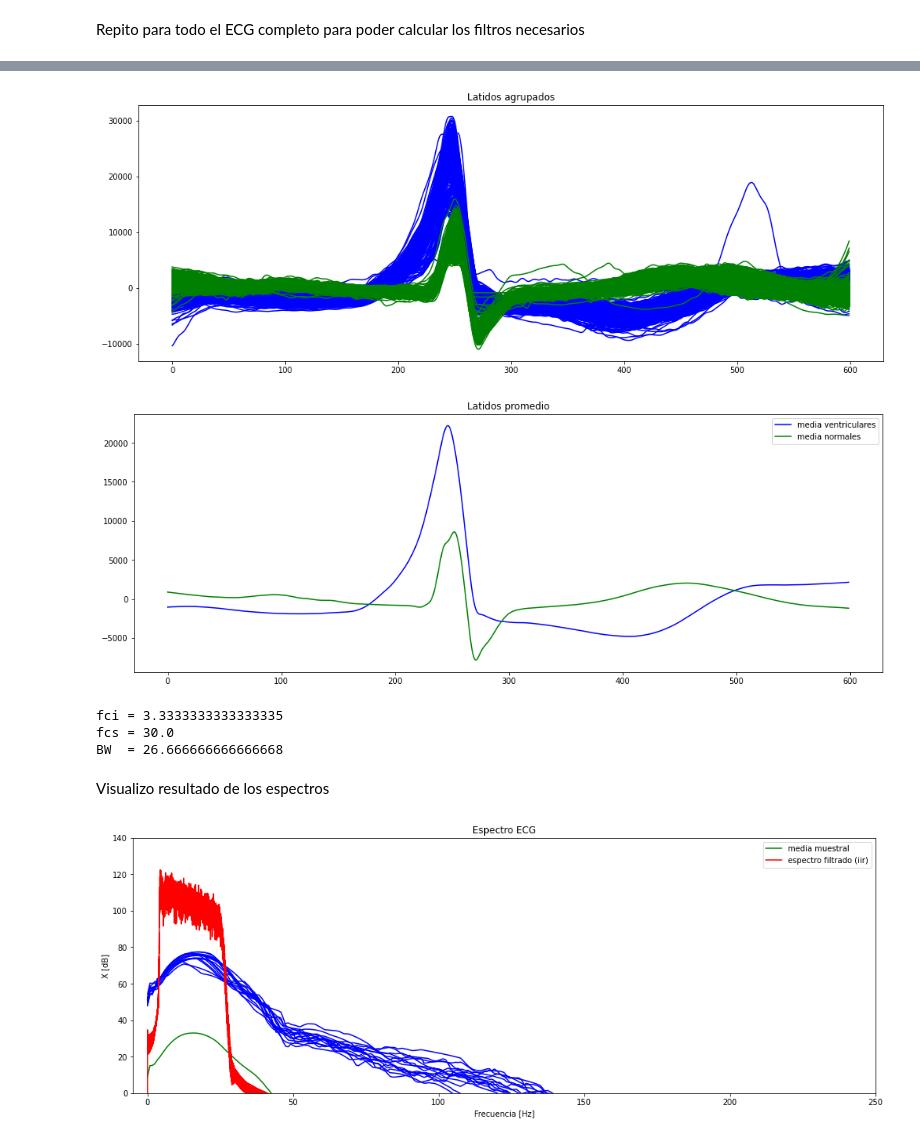
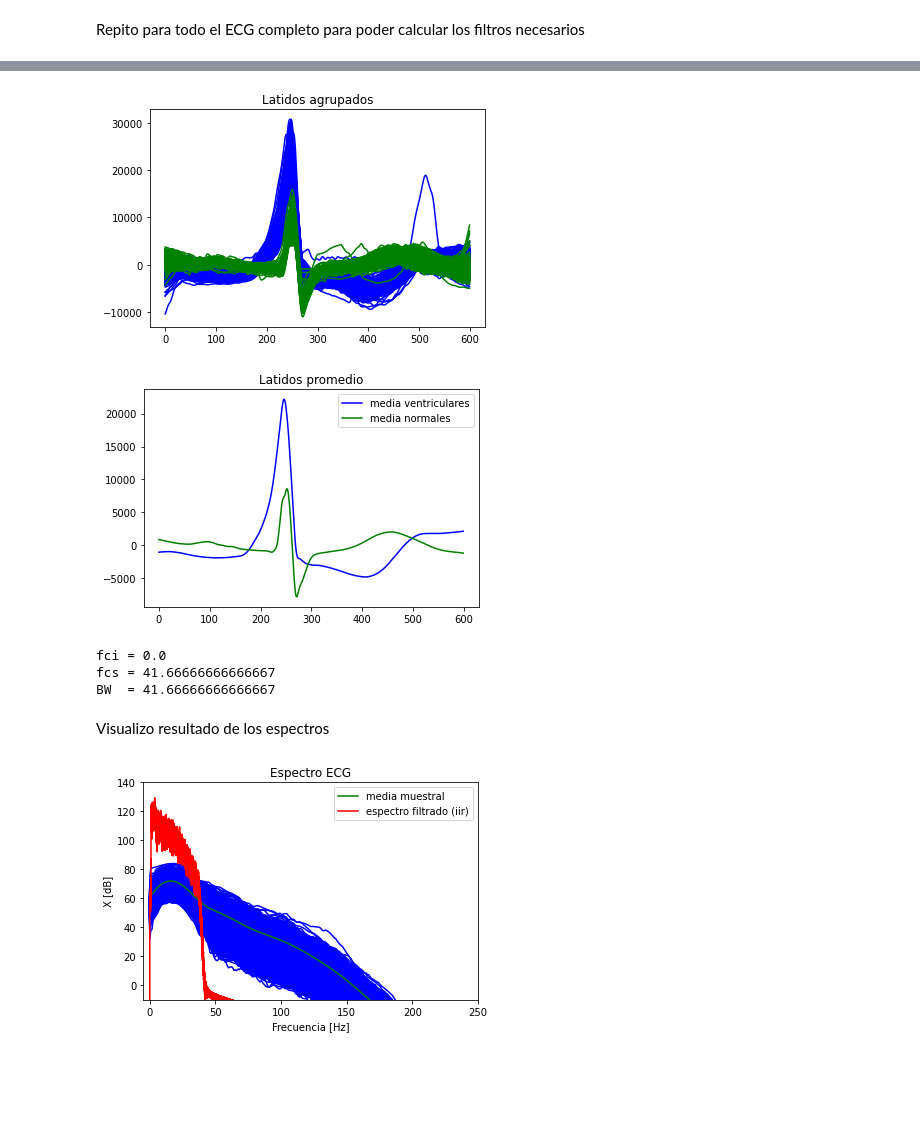
Before and after one commit to pfernandezgit/dsp_UTN, a Jupyter notebook: Tarea_Semanal6.ipynb, the cells around one changed output, grey strips where cells are left out. Cells and saved outputs as stored; diff of their text form; code cells hidden in the pictures; blank space fills up the shorter version.

```diff
--- a/Tarea_Semanal6.ipynb
+++ b/Tarea_Semanal6.ipynb
@@ -22,8 +22,8 @@ nn = fs
 W0 = fs/2
 df = fs/nn
 # %%
-val_in=9837
-val_fin=24015
+val_in=9500
+val_fin=25000
 ecg_reposo = ecg_one_lead[val_in:val_fin]
 
 N_reposo = len(ecg_reposo)
@@ -85,20 +85,20 @@ plt.show()
 Nm = len(muestras_ecg)
 nperseg = Nm//10
 
-welch_ff_ocg, welch_spec_ocg = sig.welch(nmuestras,   fs=fs, window='blackman', nfft=Nm, nperseg=nperseg,
+welch_ff_ocg, welch_spec_ocg = sig.welch(muestras_ecg,   fs=fs, window='blackman', nfft=Nm, nperseg=nperseg,
                                          noverlap=nperseg//2,  average='median',  axis=0 )
-spec_mean = np.mean(spec_ocg, axis=1)
+media_spec = np.mean(welch_spec_ocg, axis=1)
 
-total = np.sum(np.abs(spec_mean))
+total = np.sum(np.abs(media_spec))
 threshold = 0.9 * total
 val = 0
 
-for y in reversed(range(int(np.max(spec_mean)))):
-    if spec_mean[(spec_mean > y)].sum() >= threshold:
+for y in reversed(range(int(np.max(media_spec)))):
+    if media_spec[(media_spec > y)].sum() >= threshold:
         val = y
         break
 
-bw = ff_ocg[(spec_mean>val)]
+bw = welch_ff_ocg[(media_spec>val)]
 fci = bw.min()
 fcs = bw.max()
 
@@ -153,8 +153,8 @@ plt.legend(loc='upper right')
 #plt.legend()
 plt.show()
 # %% [output]
-[figure, old version]
+[figure, new version]
-[figure, old version]
+[figure, new version]
 # %%
 ecg_len =len(ecg_reposo)
 nperseg = ecg_len//10
@@ -162,7 +162,7 @@ welch_f, welch_spec = sig.welch(ecg_one_lead,   fs=fs, window= 'blackman', nfft=
                                 noverlap=nperseg//2, average='median',  axis=0 )
 Nm = len(muestras_ecg)
 nperseg = Nm//10
-welch_f_m, welch_spec_ecg = sig.welch(nmuestras,   fs=fs, window='blackman', nfft=2*w, nperseg = nperseg,
+welch_f_m, welch_spec_ecg = sig.welch(muestras_ecg,   fs=fs, window='blackman', nfft=2*w, nperseg = nperseg,
                                       noverlap=nperseg//2, average='median',  axis=0 )
 media_spec = np.mean(welch_spec_ecg, axis=1)
 
@@ -182,9 +182,9 @@ print("fci = " + str(fci))
 print("fcs = " + str(fcs))
 print("BW  = " + str(fcs-fci))
 # %% [output]
-fci = 3.3333333333333335
-fcs = 30.0
-BW  = 26.666666666666668
+fci = 0.0
+fcs = 41.66666666666667
+BW  = 41.66666666666667
 # %%
 # filter design
 ripple = 0 / 2 # dB
@@ -216,24 +216,24 @@ Visualizo resultado de los espectros
 # %%
 
 plt.figure(11)
 bfrec = (welch_f_m <= fs/2)
 specdB = 20* np.log10( np.abs(welch_spec_ecg))
 plt.plot(welch_f_m[bfrec],specdB[bfrec], 'b')
 
 bfrec = (welch_f_m <= fs/2)
 media_specdB = 20* np.log10( np.abs(media_spec))
 plt.plot(welch_f_m[bfrec],media_specdB[bfrec], 'g', label='media muestral')
 
 bfrec = (f_iir <= fs/2)
 spec_filtdB = 20* np.log10( np.abs(spec_filt))
 plt.plot(f_iir[bfrec],spec_filtdB[bfrec], 'r', label='espectro filtrado (iir)')
 
 
 
 plt.legend()
 plt.xlabel('Frecuencia [Hz]'), plt.ylabel('X [dB]')
-plt.xlim([-5, 250]), plt.ylim([0, 140])
+plt.xlim([-5, 250]), plt.ylim([-10, 140])
 plt.title('Espectro ECG')
 plt.show()
 # %% [output]
-[figure, old version]
+[figure, new version]
```
Also changed, not shown: parts of 5 cells of this notebook.
